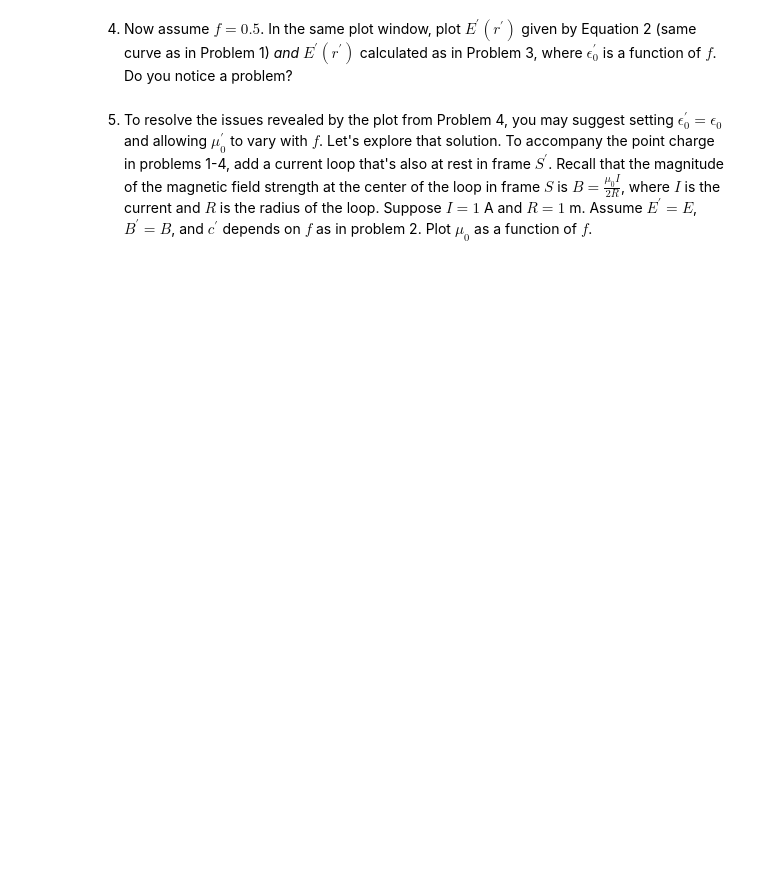
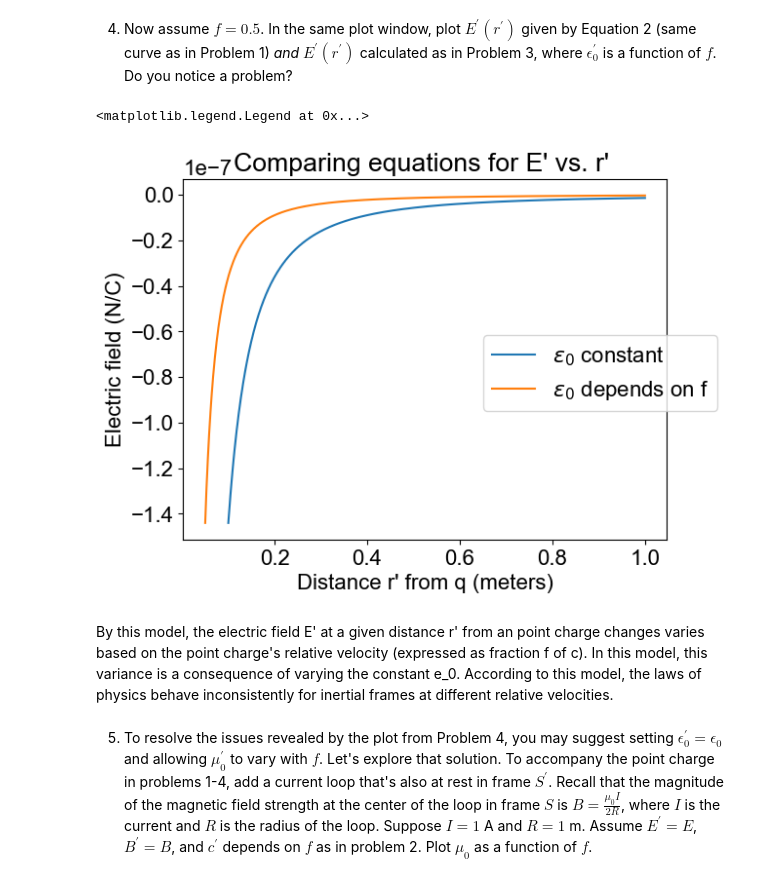
Before and after one commit to frankm24/PHYS309HW, a Jupyter notebook: assignment1_2026.ipynb, the cells around one changed output. Cells and saved outputs as stored; diff of their text form; code cells hidden in the pictures; blank space fills up the shorter version.

```diff
--- a/assignment1_2026.ipynb
+++ b/assignment1_2026.ipynb
@@ -76,7 +130,22 @@ To understand Einstein's motivation for developing the special theory of relativ
     <li>Now assume $f = 0.5$. In the same plot window, plot $E^{\prime}(r^{\prime})$ given by Equation 2 (same curve as in Problem 1) <em>and</em> $E^{\prime}(r^{\prime})$ calculated as in Problem 3, where $\epsilon_0^{\prime}$ is a function of $f$. Do you notice a problem?</li>
 </ol>
 # %%
-# Plot here
+def E_field_at_r_prime_f(r_prime: float) -> float:
+    f = 0.5
+    return ((constants.mu_0 ** 0.5 * constants.c * (1 - f)) ** 2) / (4 * constants.pi) * q / (r_prime ** 2)
+
+fig, ax = plt.subplots()
+graph(ax, E_field_from_point_charge, 0.1, 1, label=r"$\epsilon_0$ constant")
+graph(ax, E_field_at_r_prime_f, 0.05, 1, label=r"$\epsilon_0$ depends on f")
+ax.set_title("Comparing equations for E' vs. r' ")
+ax.set_xlabel("Distance r' from q (meters)")
+ax.set_ylabel("Electric field (N/C)")
+fig.legend(loc="center right")
+# %% [output]
+<matplotlib.legend.Legend at 0x...>
+[figure, added]
+# %% [markdown]
+By this model, the electric field E' at a given distance r' from an point charge changes varies based on the point charge's relative velocity (expressed as fraction f of c). In this model, this variance is a consequence of varying the constant e_0. According to this model, the laws of physics behave inconsistently for inertial frames at different relative velocities.
 # %% [markdown]
 <ol start=5>
     <li>To resolve the issues revealed by the plot from Problem 4, you may suggest setting $\epsilon_0^{\prime} = \epsilon_0$ and allowing $\mu_0^{\prime}$ to vary with $f$. Let's explore that solution. To accompany the point charge in problems 1-4, add a current loop that's also at rest in frame $S^{\prime}$. Recall that the magnitude of the magnetic field strength at the center of the loop in frame $S$ is $B = \frac{\mu_0 I}{2R}$, where $I$ is the current and $R$ is the radius of the loop. Suppose $I = 1$ A and $R = 1$ m. Assume $E^{\prime} = E$, $B^{\prime} = B$, and $c^{\prime}$ depends on $f$ as in problem 2. Plot $\mu_0$ as a function of $f$.</li>
```
Also changed, not shown: parts of 7 cells of this notebook, 1 other file.
